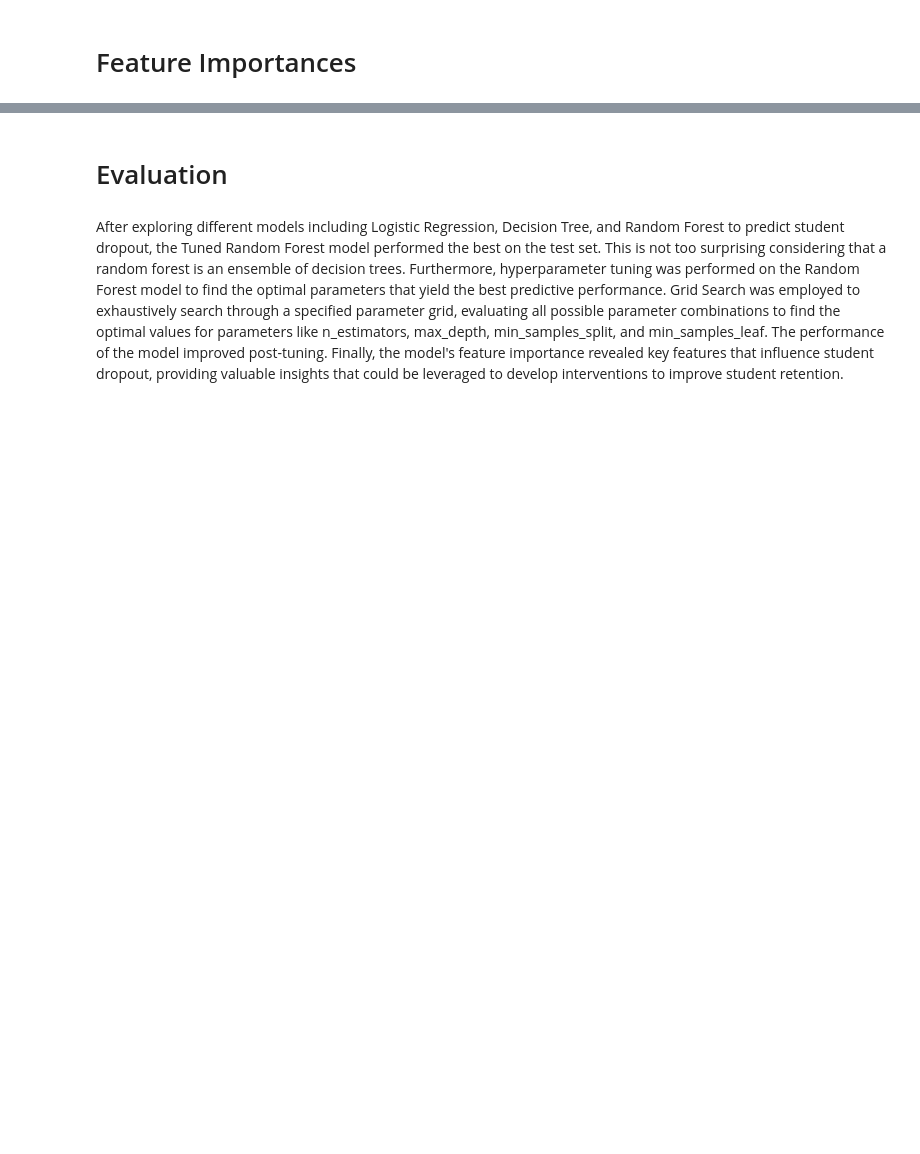
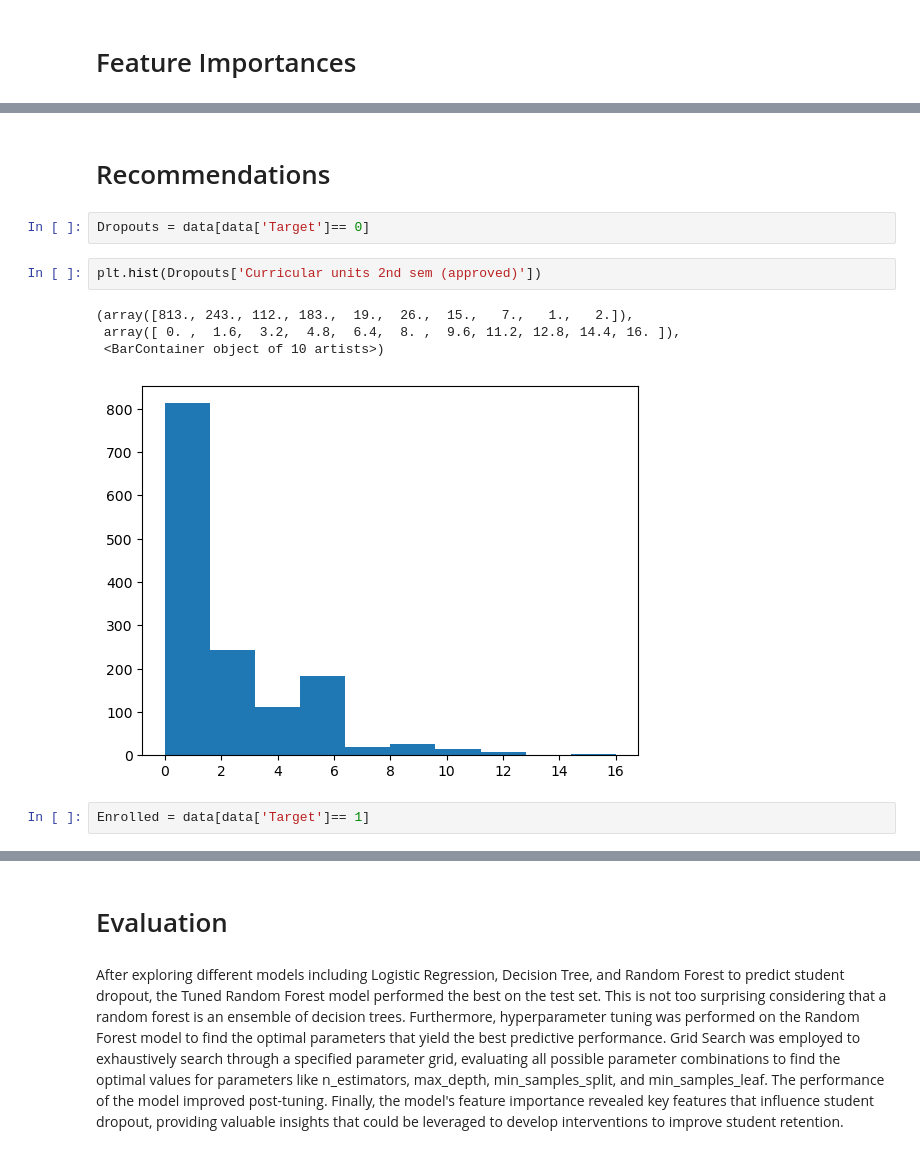
Before and after one commit to virgiliaantonucci/DS-Phase-3-Project, a Jupyter notebook: index.ipynb, the cells around one changed output, grey strips where cells are left out. Drawn from its saved outputs; the diff is of its cells as text; blank space fills up the shorter version.

Commit message:
balanced and updated recommendations

```diff
--- a/index.ipynb
+++ b/index.ipynb
@@ -399,0 +432,13 @@ for model, label in zip(['Importance_LR', 'Importance_DT', 'Importance_RF'], ['L
+# %% [markdown]
+# Recommendations
+# %%
+Dropouts = data[data['Target']== 0]
+# %%
+plt.hist(Dropouts['Curricular units 2nd sem (approved)'])
+# %% [output]
+(array([813., 243., 112., 183.,  19.,  26.,  15.,   7.,   1.,   2.]),
+ array([ 0. ,  1.6,  3.2,  4.8,  6.4,  8. ,  9.6, 11.2, 12.8, 14.4, 16. ]),
+ <BarContainer object of 10 artists>)
+[figure, added]
+# %%
+Enrolled = data[data['Target']== 1]
```
Also changed, not shown: parts of 22 cells of this notebook.
